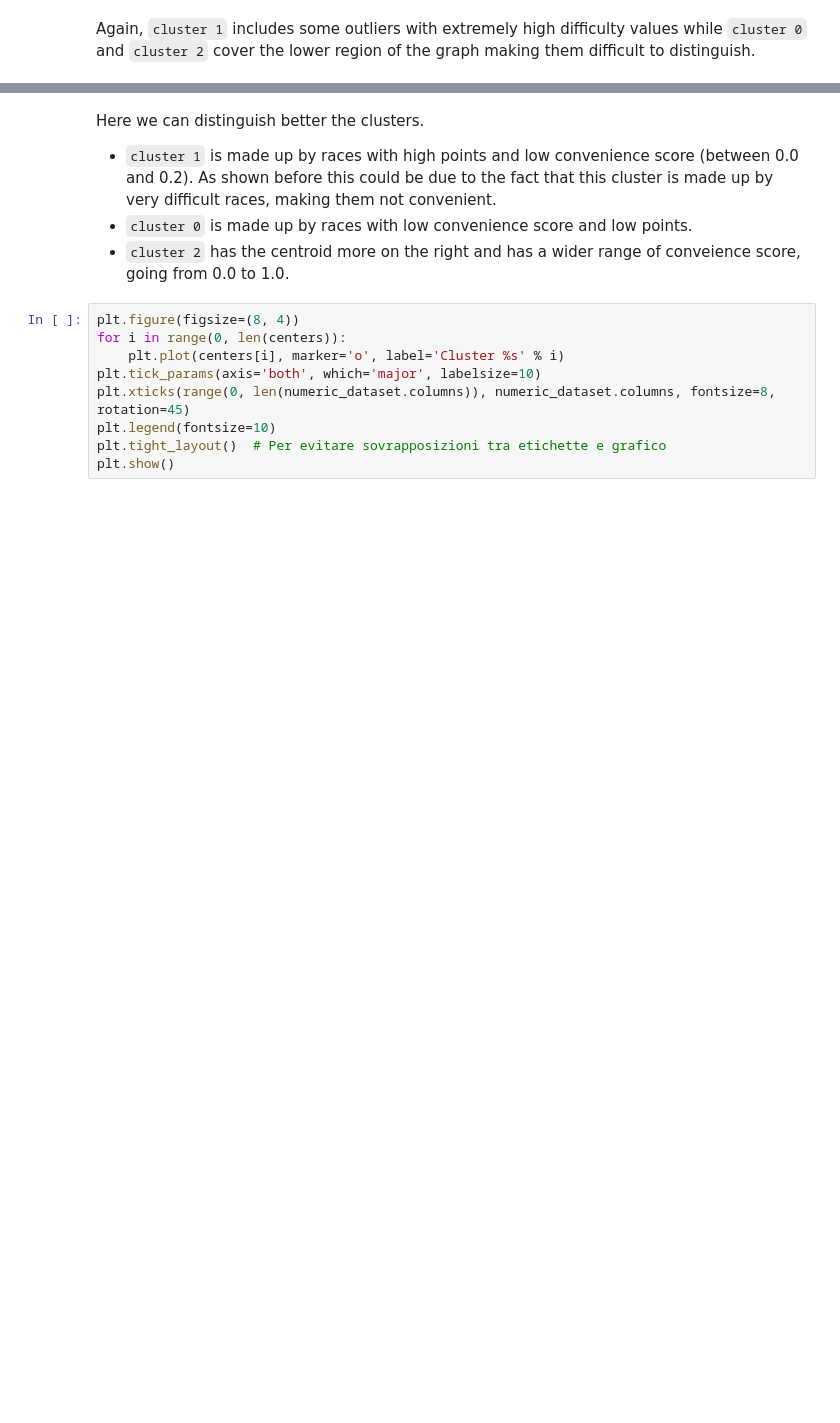
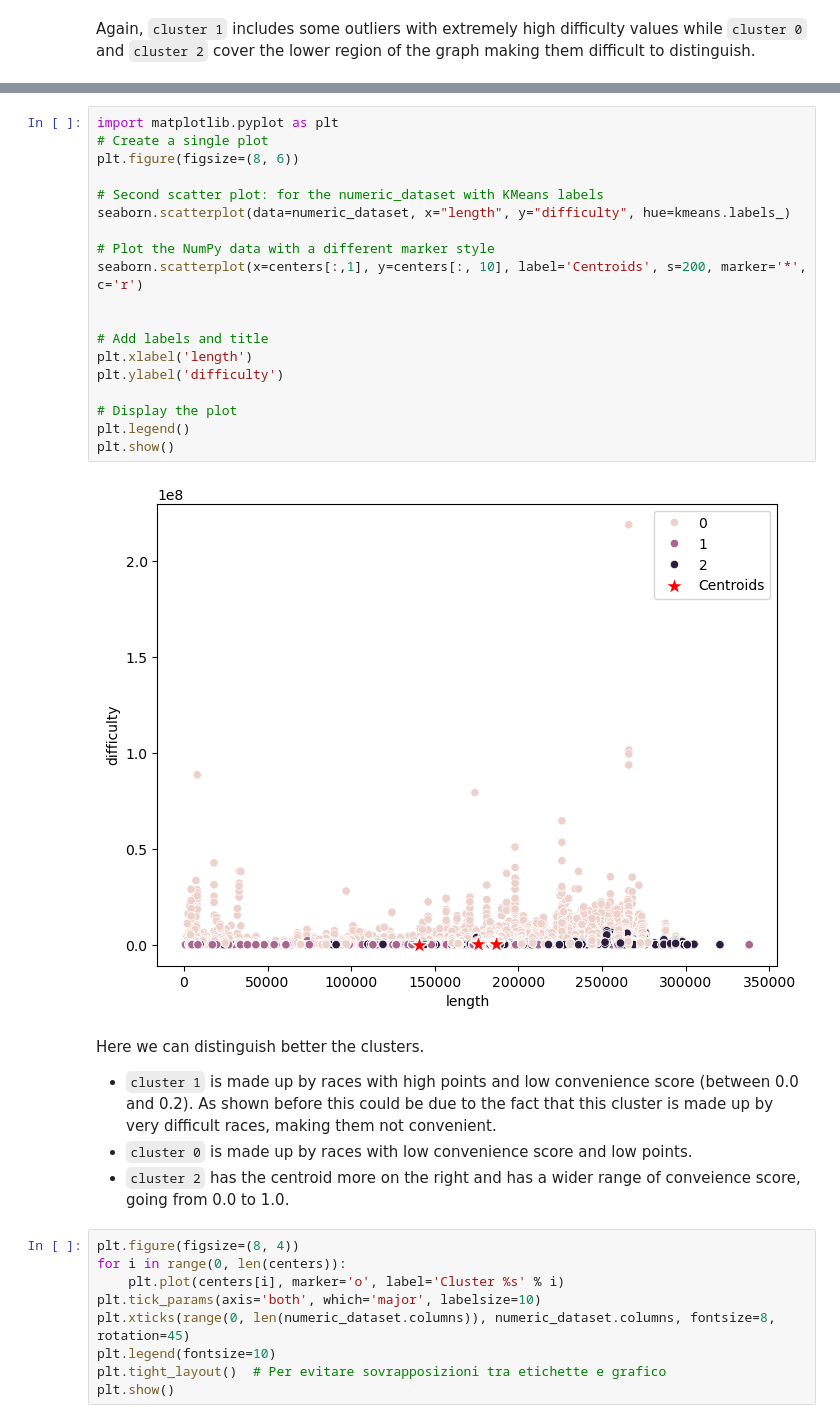
Before and after one commit to DadeOrsu/dm_project24_group_6, a Jupyter notebook: src/task3_clustering/kmeans_clustering.ipynb, the cells around one changed output, grey strips where cells are left out. Cells and saved outputs as stored; diff of their text form; blank space fills up the shorter version.

```diff
--- a/src/task3_clustering/kmeans_clustering.ipynb
+++ b/src/task3_clustering/kmeans_clustering.ipynb
@@ -742,3 +736,24 @@ plt.show()
+# %%
+import matplotlib.pyplot as plt
+# Create a single plot
+plt.figure(figsize=(8, 6))
+
+# Second scatter plot: for the numeric_dataset with KMeans labels
+seaborn.scatterplot(data=numeric_dataset, x="length", y="difficulty", hue=kmeans.labels_)
+
+# Plot the NumPy data with a different marker style
+seaborn.scatterplot(x=centers[:,1], y=centers[:, 10], label='Centroids', s=200, marker='*', c='r')
+
+
+# Add labels and title
+plt.xlabel('length')
+plt.ylabel('difficulty')
+
+# Display the plot
+plt.legend()
+plt.show()
+# %% [output]
+[figure, added]
 # %% [markdown]
 Here we can distinguish better the clusters.
 - `cluster 1` is made up by races with high points and low convenience score (between 0.0 and 0.2). As shown before this could be due to the fact that this cluster is made up by very difficult races, making them not convenient.
```
Also changed, not shown: parts of 8 cells of this notebook.
